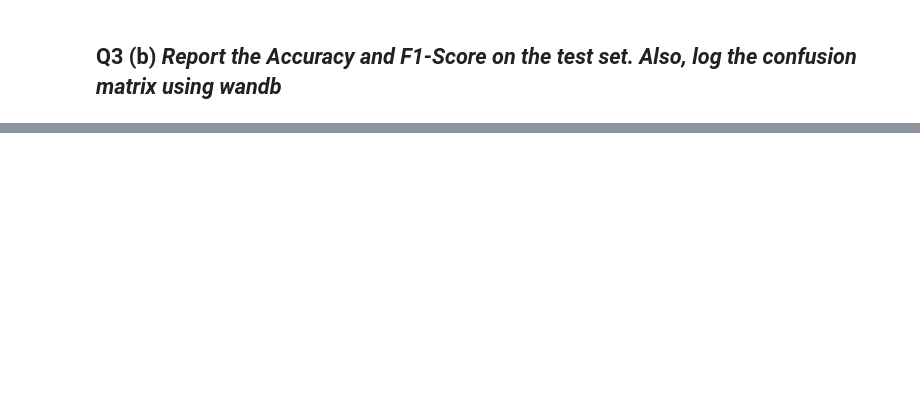
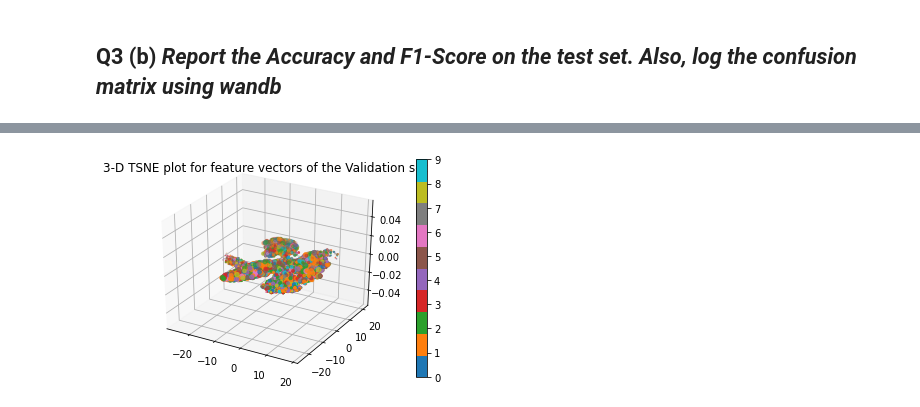
Before and after one commit to devKhush/Computer-Vision-Assignments, a Jupyter notebook: Assignment-1/Q1/Solution.ipynb, the cells around one changed output, grey strips where cells are left out. Saved outputs shown, nothing was run; the diff lists cells and outputs as text; code cells hidden in the pictures; blank space fills up the shorter version.

```diff
--- a/Assignment-1/Q1/Solution.ipynb
+++ b/Assignment-1/Q1/Solution.ipynb
@@ -632,0 +766,16 @@ Find logs at: ./wandb/run-20230212_190659-shgn4x1g/logs
+# %%
+# Project the feature vectors into 3D using t-SNE
+# tsne_3D = TSNE(n_components=3)
+# tsne_result_3D = tsne_3D.fit_transform(n_dim_feature_vectors_val)
+
+
+# Plot the t-SNE results in 3D (using matplotlib's mplot3d toolkit)
+from mpl_toolkits.mplot3d import Axes3D
+fig = plt.figure()
+ax = fig.add_subplot(111, projection='3d')
+plt.scatter(tsne_result_3D[:, 0], tsne_result_3D[:, 1],  tsne_result_3D[:, 2], c=labels_val, cmap=plt.cm.get_cmap('tab10', len(np.arange(10))))
+plt.title('3-D TSNE plot for feature vectors of the Validation set')
+plt.colorbar(ticks=range(len(np.unique(labels_val))))
+plt.show()
+# %% [output]
+[figure, added]
```
Also changed, not shown: parts of 49 cells of this notebook.
